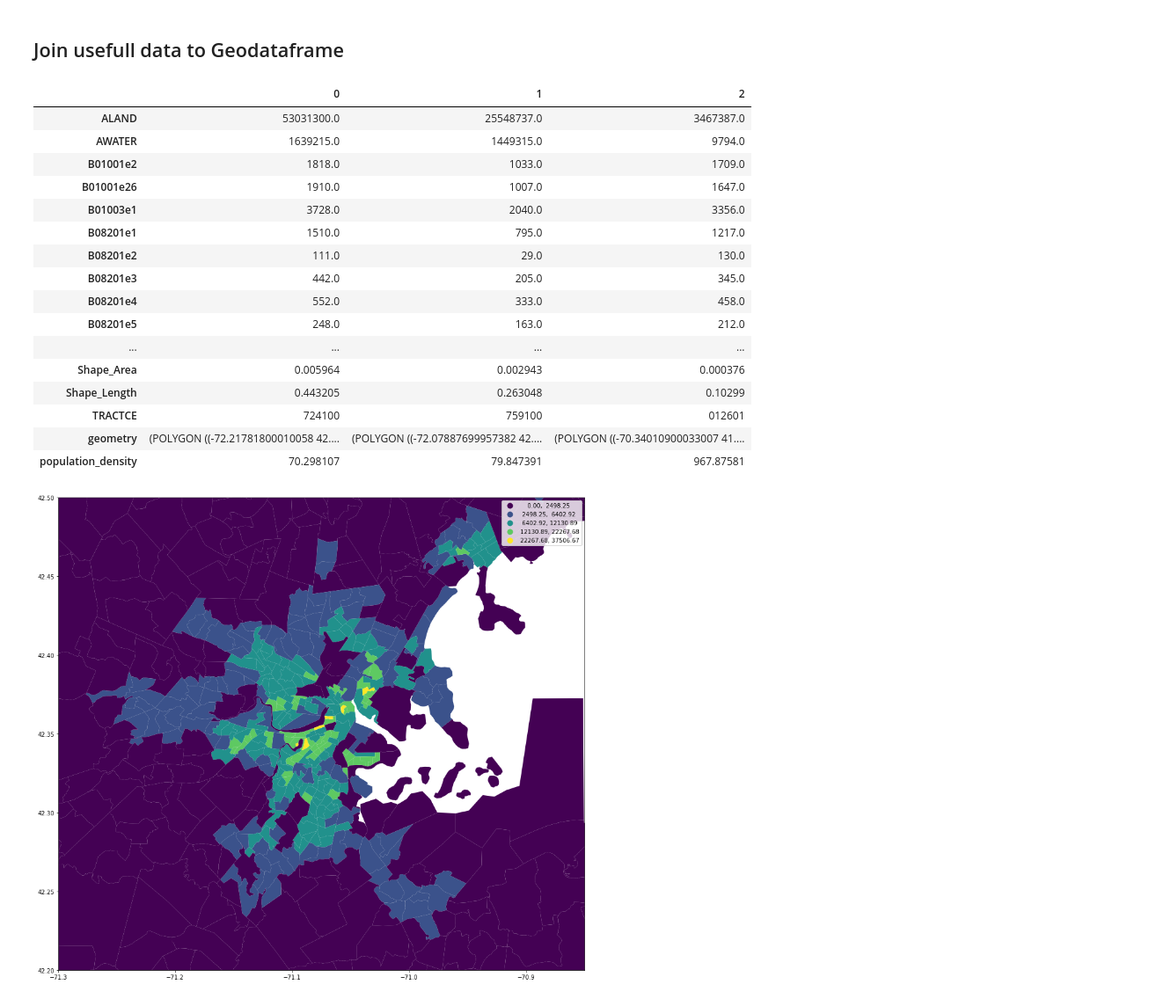
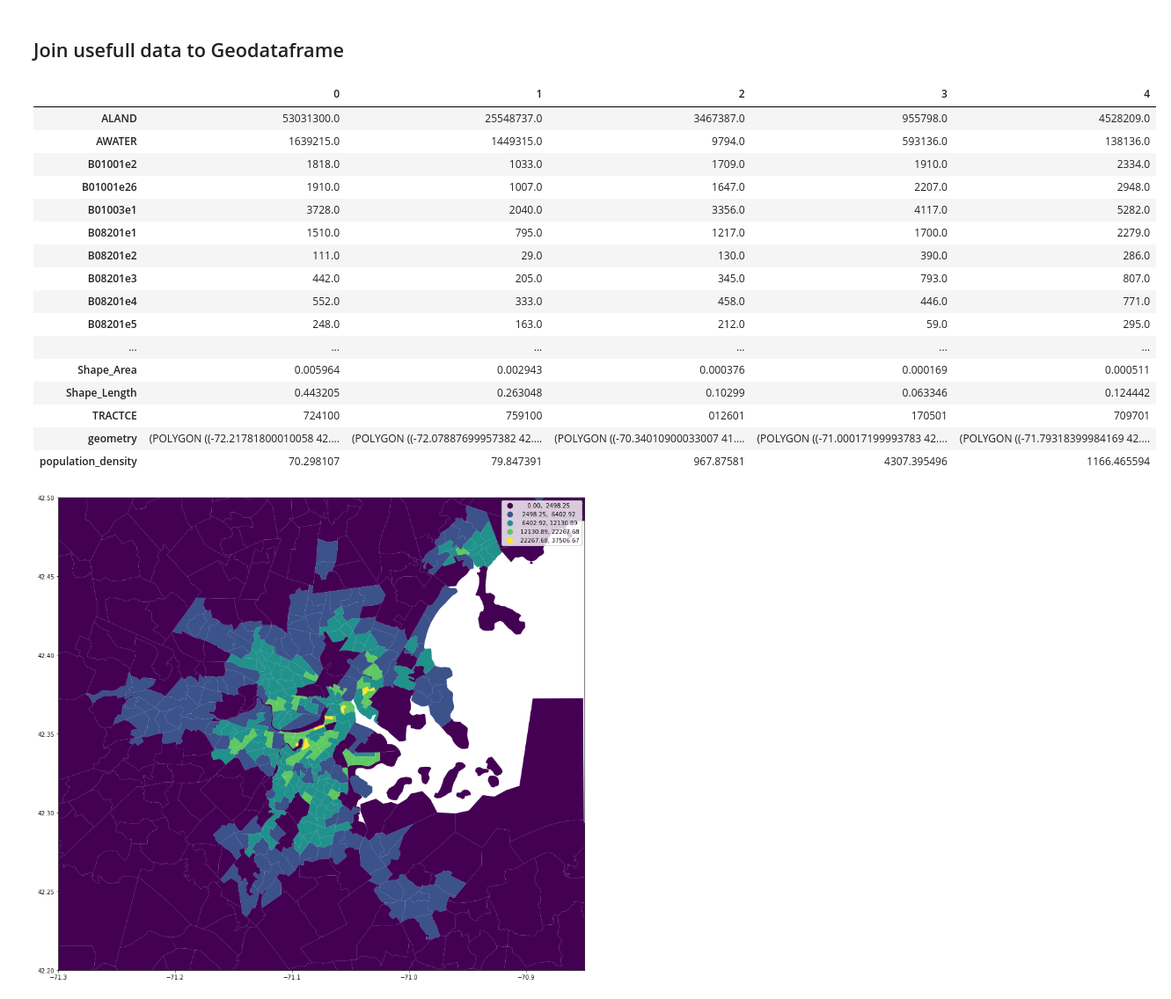
Before and after one commit to tiramirez/geo_exploration, a Jupyter notebook: Boston.ipynb, the cells around one changed output. Shown at 88% size. Cells and saved outputs as stored; diff of their text form; code cells hidden in the pictures.

```diff
--- a/Boston.ipynb
+++ b/Boston.ipynb
@@ -154,51 +157,51 @@ DF = (
         ]]
         .set_index('GEOID')
         ,how='left',left_on='GEOID_Data', right_index=True
 
     )
 ## COMMUTING
     .merge(
         df_commuting
         .loc[:,['GEOID'
             ,'B08201e1' # 'HOUSEHOLD SIZE BY VEHICLES AVAILABLE: Total: Households -- (Estimate)',
             ,'B08201e2' # 'HOUSEHOLD SIZE BY VEHICLES AVAILABLE: Total: No vehicle available: Households -- (Estimate)',
             ,'B08201e3' # 'HOUSEHOLD SIZE BY VEHICLES AVAILABLE: Total: 1 vehicle available: Households -- (Estimate)',
             ,'B08201e4' # 'HOUSEHOLD SIZE BY VEHICLES AVAILABLE: Total: 2 vehicles available: Households -- (Estimate)',
             ,'B08201e5' # 'HOUSEHOLD SIZE BY VEHICLES AVAILABLE: Total: 3 vehicles available: Households -- (Estimate)',
             ,'B08201e6' # 'HOUSEHOLD SIZE BY VEHICLES AVAILABLE: Total: 4 or more vehicles available: Households -- (Estimate)'
                 ]]
         .set_index('GEOID')
         ,how='left',left_on='GEOID_Data', right_index=True
 
     )
 ).copy()
 
 DF = (
     DF
     .assign(
         population_density = DF.B01003e1/DF.ALAND*1_000**2
     )
 )
 
-DF.head(3).T.sort_index()
+DF.iloc[:5].T.sort_index()
 # %% [output]
-|  | 0 | 1 | 2 |
-| ALAND | 53031300.0 | 25548737.0 | 3467387.0 |
-| AWATER | 1639215.0 | 1449315.0 | 9794.0 |
-| B01001e2 | 1818.0 | 1033.0 | 1709.0 |
-| B01001e26 | 1910.0 | 1007.0 | 1647.0 |
-| B01003e1 | 3728.0 | 2040.0 | 3356.0 |
-| B08201e1 | 1510.0 | 795.0 | 1217.0 |
-| B08201e2 | 111.0 | 29.0 | 130.0 |
-| B08201e3 | 442.0 | 205.0 | 345.0 |
-| B08201e4 | 552.0 | 333.0 | 458.0 |
-| B08201e5 | 248.0 | 163.0 | 212.0 |
-| ... | ... | ... | ... |
-| Shape_Area | 0.005964 | 0.002943 | 0.000376 |
-| Shape_Length | 0.443205 | 0.263048 | 0.10299 |
-| TRACTCE | 724100 | 759100 | 012601 |
-| geometry | (POLYGON ((-72.21781800010058 42.... | (POLYGON ((-72.07887699957382 42.... | (POLYGON ((-70.34010900033007 41.... |
-| population_density | 70.298107 | 79.847391 | 967.87581 |
+|  | 0 | 1 | 2 | 3 | 4 |
+| ALAND | 53031300.0 | 25548737.0 | 3467387.0 | 955798.0 | 4528209.0 |
+| AWATER | 1639215.0 | 1449315.0 | 9794.0 | 593136.0 | 138136.0 |
+| B01001e2 | 1818.0 | 1033.0 | 1709.0 | 1910.0 | 2334.0 |
+| B01001e26 | 1910.0 | 1007.0 | 1647.0 | 2207.0 | 2948.0 |
+| B01003e1 | 3728.0 | 2040.0 | 3356.0 | 4117.0 | 5282.0 |
+| B08201e1 | 1510.0 | 795.0 | 1217.0 | 1700.0 | 2279.0 |
+| B08201e2 | 111.0 | 29.0 | 130.0 | 390.0 | 286.0 |
+| B08201e3 | 442.0 | 205.0 | 345.0 | 793.0 | 807.0 |
+| B08201e4 | 552.0 | 333.0 | 458.0 | 446.0 | 771.0 |
+| B08201e5 | 248.0 | 163.0 | 212.0 | 59.0 | 295.0 |
+| ... | ... | ... | ... | ... | ... |
+| Shape_Area | 0.005964 | 0.002943 | 0.000376 | 0.000169 | 0.000511 |
+| Shape_Length | 0.443205 | 0.263048 | 0.10299 | 0.063346 | 0.124442 |
+| TRACTCE | 724100 | 759100 | 012601 | 170501 | 709701 |
+| geometry | (POLYGON ((-72.21781800010058 42.... | (POLYGON ((-72.07887699957382 42.... | (POLYGON ((-70.34010900033007 41.... | (POLYGON ((-71.00017199993783 42.... | (POLYGON ((-71.79318399984169 42.... |
+| population_density | 70.298107 | 79.847391 | 967.87581 | 4307.395496 | 1166.465594 |
 # %%
 def map(df,col):
     fig,ax = plt.subplots(figsize=(25,15))
```
Also changed, not shown: parts of 5 cells of this notebook.
